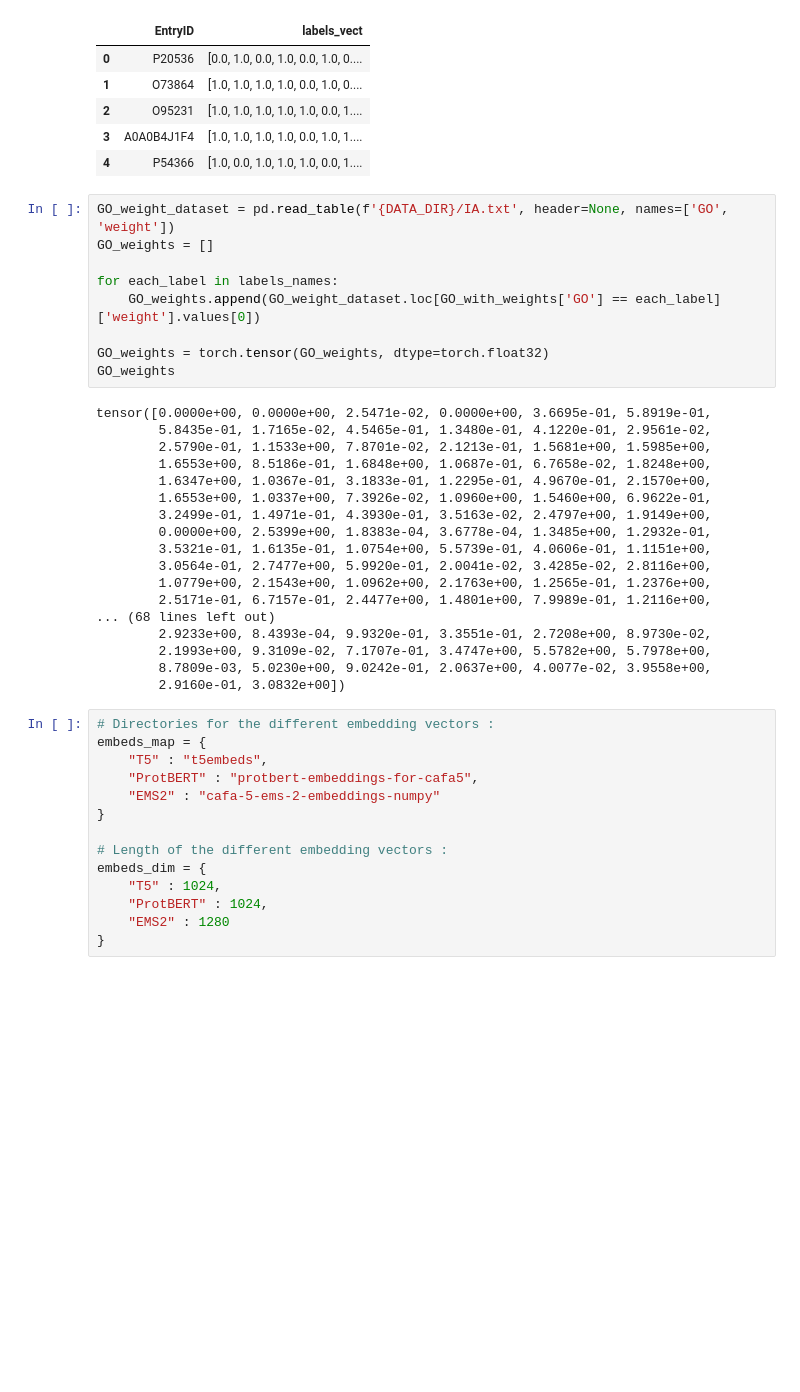
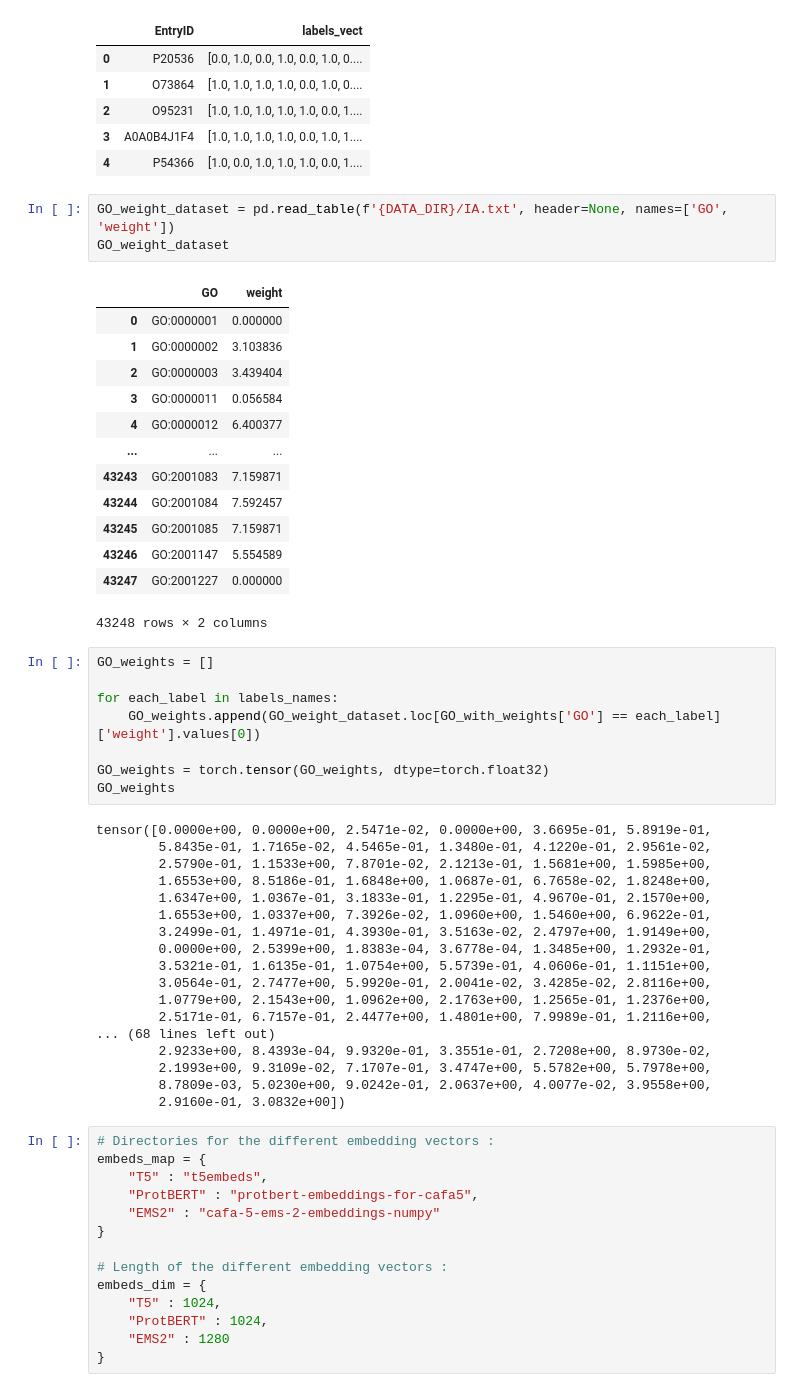
Before and after one commit to ambroseling/NucleAIse, a Jupyter notebook: LLM-V1.ipynb, the cells around one changed output. Cells and saved outputs as stored; diff of their text form; blank space fills up the shorter version.

```diff
--- a/LLM-V1.ipynb
+++ b/LLM-V1.ipynb
@@ -194,8 +203,24 @@ GENERATION FINISHED!
 | 2 | O95231 | [1.0, 1.0, 1.0, 1.0, 1.0, 0.0, 1.... |
 | 3 | A0A0B4J1F4 | [1.0, 1.0, 1.0, 1.0, 0.0, 1.0, 1.... |
 | 4 | P54366 | [1.0, 0.0, 1.0, 1.0, 1.0, 0.0, 1.... |
+# %%
+GO_weight_dataset = pd.read_table(f'{DATA_DIR}/IA.txt', header=None, names=['GO', 'weight'])
+GO_weight_dataset
+# %% [output]
+|  | GO | weight |
+| 0 | GO:0000001 | 0.000000 |
+| 1 | GO:0000002 | 3.103836 |
+| 2 | GO:0000003 | 3.439404 |
+| 3 | GO:0000011 | 0.056584 |
+| 4 | GO:0000012 | 6.400377 |
+| ... | ... | ... |
+| 43243 | GO:2001083 | 7.159871 |
+| 43244 | GO:2001084 | 7.592457 |
+| 43245 | GO:2001085 | 7.159871 |
+| 43246 | GO:2001147 | 5.554589 |
+| 43247 | GO:2001227 | 0.000000 |
+43248 rows × 2 columns
 # %%
-GO_weight_dataset = pd.read_table(f'{DATA_DIR}/IA.txt', header=None, names=['GO', 'weight'])
 GO_weights = []
 
 for each_label in labels_names:
```
Also changed, not shown: parts of 2 cells of this notebook.
